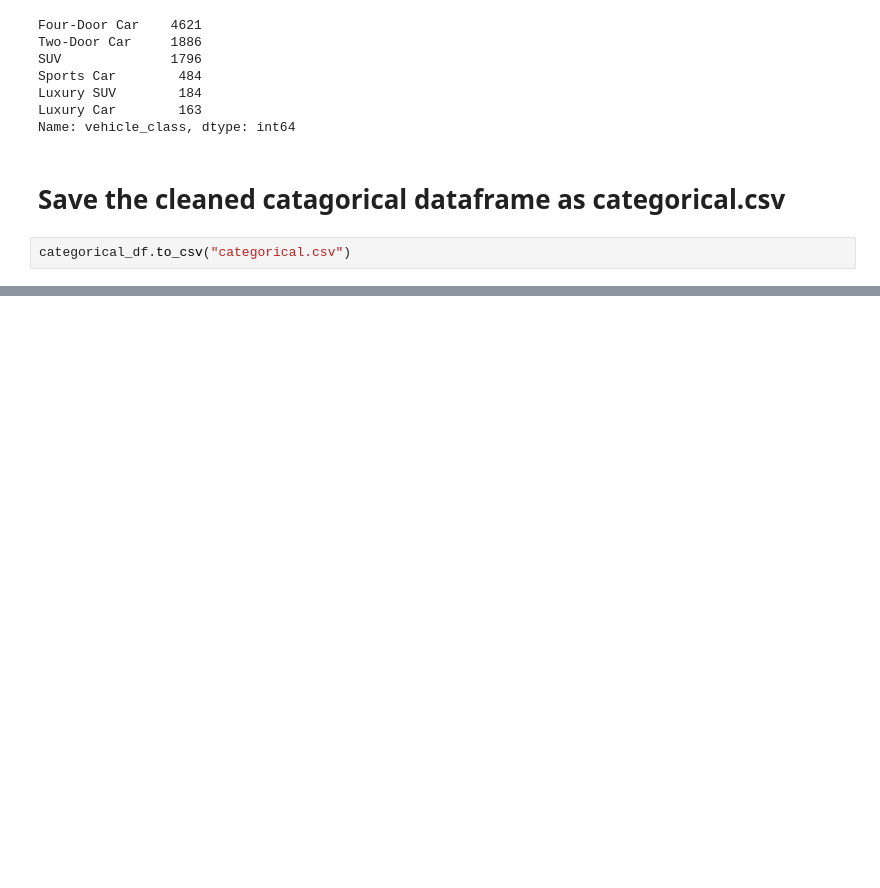
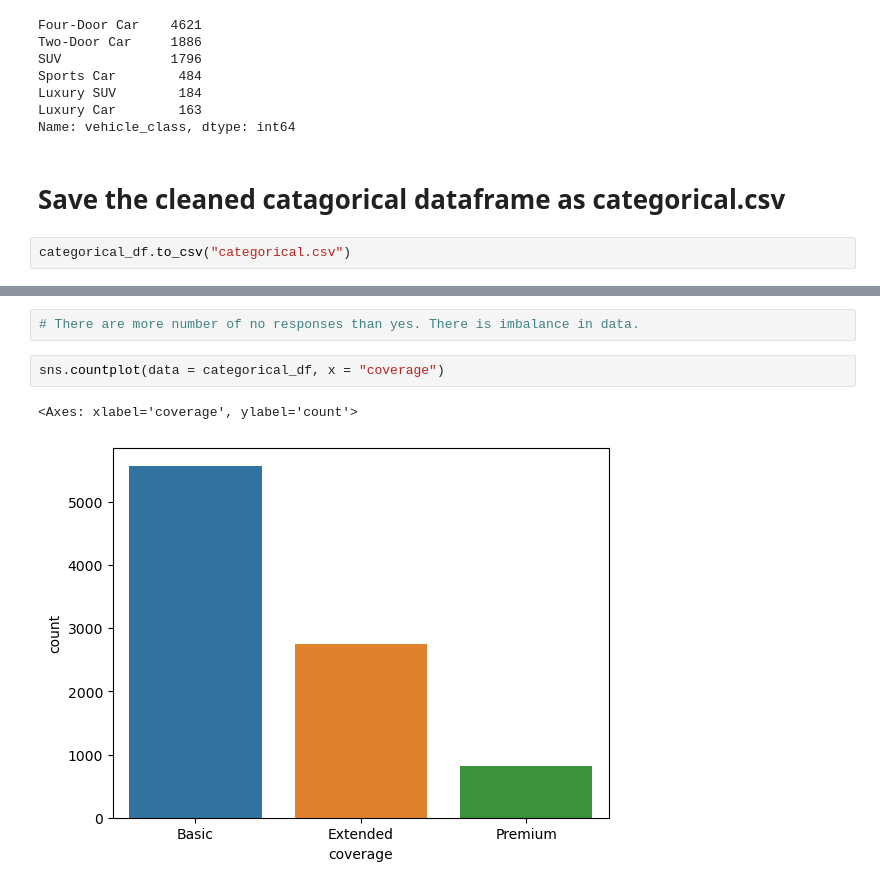
Before and after one commit to vrushali92/lab-cleaning-numerical-data, a Jupyter notebook: files_for_lab/Auto_Insurance.ipynb, the cells around one changed output, grey strips where cells are left out. Saved outputs shown, nothing was run; the diff lists cells and outputs as text; blank space fills up the shorter version.

```diff
--- a/files_for_lab/Auto_Insurance.ipynb
+++ b/files_for_lab/Auto_Insurance.ipynb
@@ -645,0 +671,7 @@ categorical_df.to_csv("categorical.csv")
+# %%
+# There are more number of no responses than yes. There is imbalance in data.
+# %%
+sns.countplot(data = categorical_df, x = "coverage")
+# %% [output]
+<Axes: xlabel='coverage', ylabel='count'>
+[figure, added]
```
Also changed, not shown: parts of 28 cells of this notebook.
